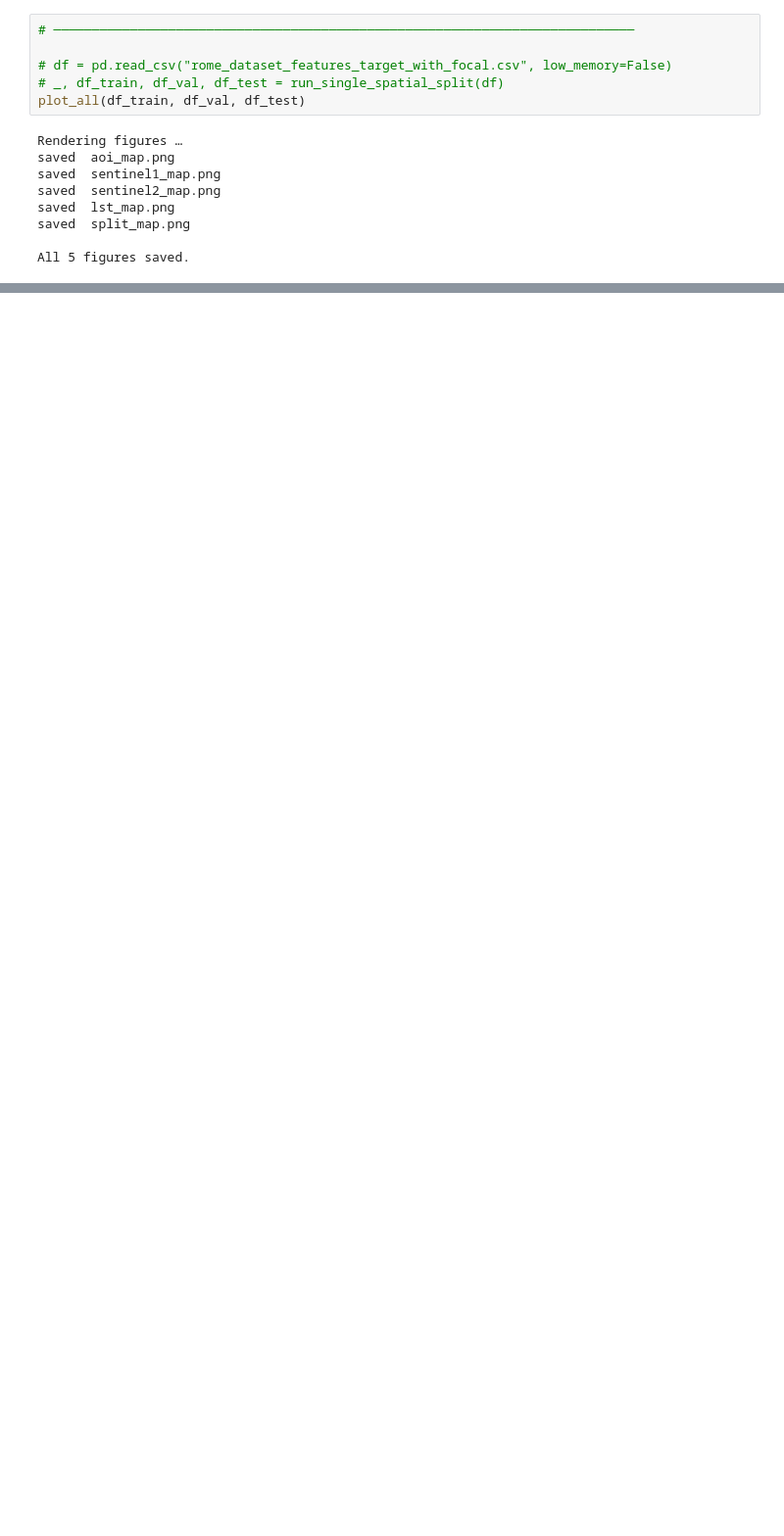
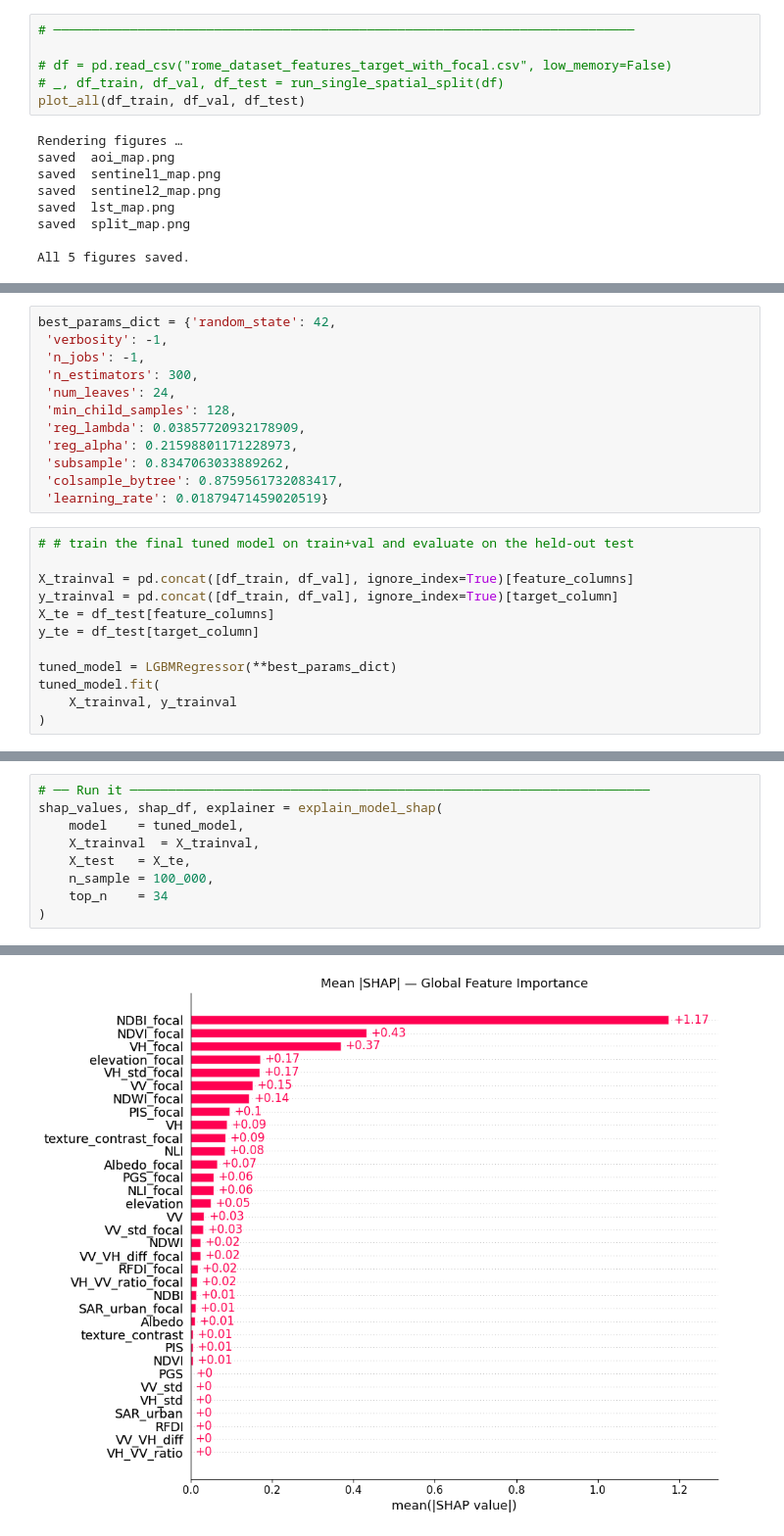
Before and after one commit to sandrokhizanishvili/urban_heat_island_analysis_EODA, a Jupyter notebook: lgbm_spatial_splitting.ipynb, the cells around one changed output, grey strips where cells are left out. Shown at 98% size. Drawn from its saved outputs; the diff is of its cells as text; blank space fills up the shorter version.

```diff
--- a/lgbm_spatial_splitting.ipynb
+++ b/lgbm_spatial_splitting.ipynb
@@ -1169,0 +1261,24 @@ All 5 figures saved.
+# %%
+best_params_dict = {'random_state': 42,
+ 'verbosity': -1,
+ 'n_jobs': -1,
+ 'n_estimators': 300,
+ 'num_leaves': 24,
+ 'min_child_samples': 128,
+ 'reg_lambda': 0.03857720932178909,
+ 'reg_alpha': 0.21598801171228973,
+ 'subsample': 0.8347063033889262,
+ 'colsample_bytree': 0.8759561732083417,
+ 'learning_rate': 0.01879471459020519}
+# %%
+# # train the final tuned model on train+val and evaluate on the held-out test
+
+X_trainval = pd.concat([df_train, df_val], ignore_index=True)[feature_columns]
+y_trainval = pd.concat([df_train, df_val], ignore_index=True)[target_column]
+X_te = df_test[feature_columns]
+y_te = df_test[target_column]
+
+tuned_model = LGBMRegressor(**best_params_dict)
+tuned_model.fit(
+    X_trainval, y_trainval
+)
@@ -1169,0 +1413,10 @@ All 5 figures saved.
+# %%
+# ── Run it ────────────────────────────────────────────────────────────────────
+shap_values, shap_df, explainer = explain_model_shap(
+    model    = tuned_model,
+    X_trainval  = X_trainval,
+    X_test   = X_te,
+    n_sample = 100_000,
+    top_n    = 34
+)
+# %% [output]
@@ -1169,0 +1426 @@ All 5 figures saved.
+[figure, added]
```
Also changed, not shown: parts of 21 cells of this notebook.
